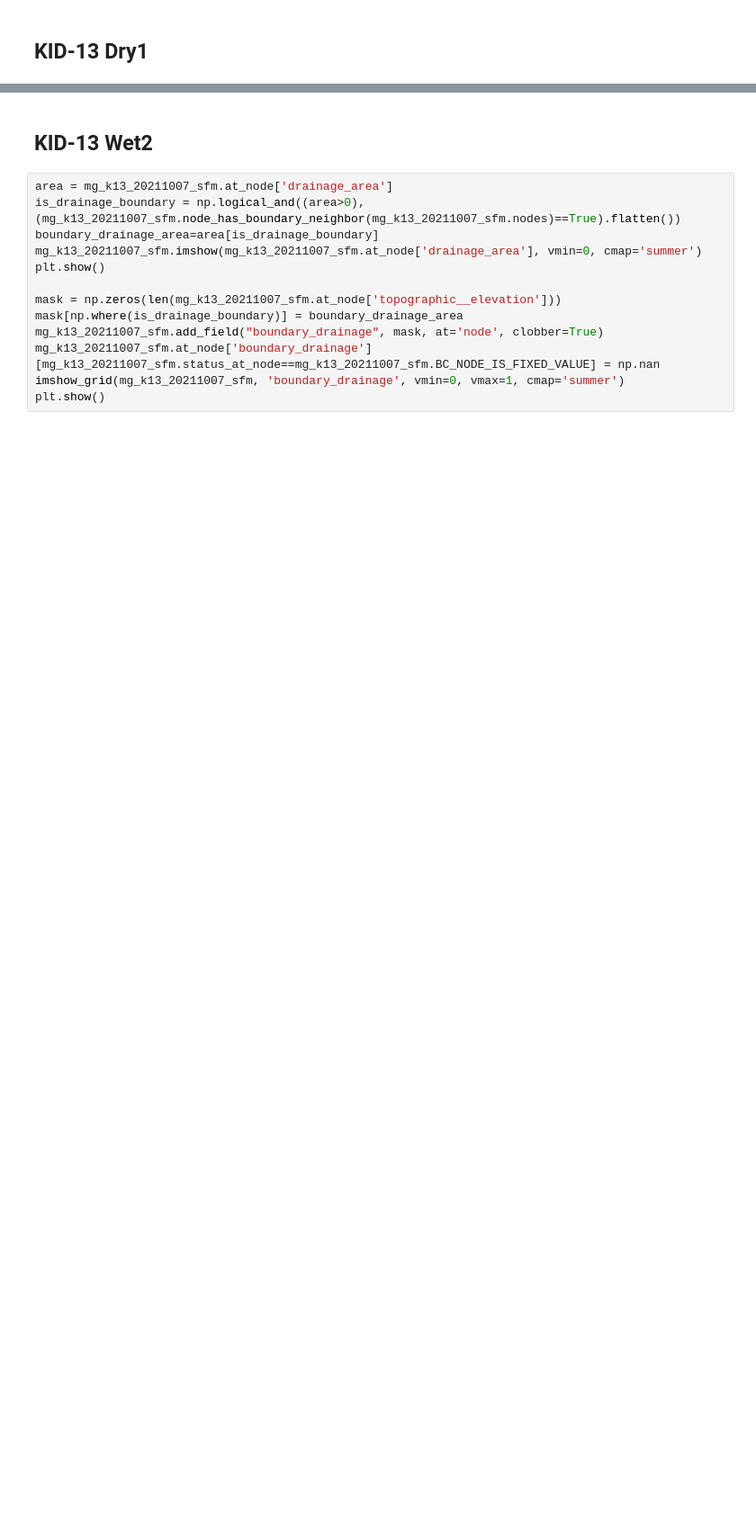
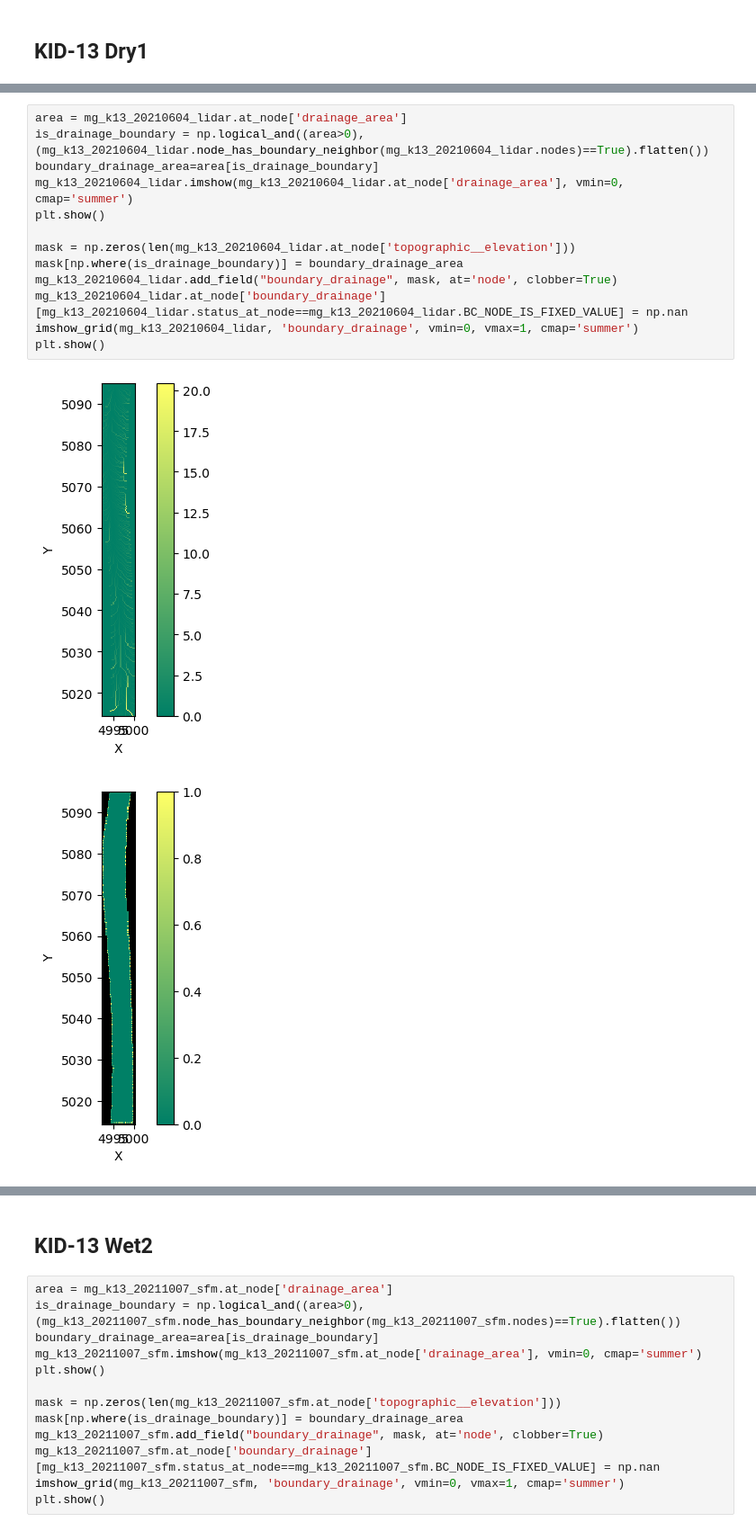
Before and after one commit to amanaster2/ll_micro, a Jupyter notebook: flowAccumulation_k13.ipynb, the cells around one changed output, grey strips where cells are left out. Shown at 90% size. Cells and saved outputs as stored; diff of their text form; blank space fills up the shorter version.

```diff
--- a/flowAccumulation_k13.ipynb
+++ b/flowAccumulation_k13.ipynb
@@ -245,3 +339,19 @@ plt.show()
+# %%
+area = mg_k13_20210604_lidar.at_node['drainage_area']
+is_drainage_boundary = np.logical_and((area>0), (mg_k13_20210604_lidar.node_has_boundary_neighbor(mg_k13_20210604_lidar.nodes)==True).flatten())
+boundary_drainage_area=area[is_drainage_boundary]
+mg_k13_20210604_lidar.imshow(mg_k13_20210604_lidar.at_node['drainage_area'], vmin=0, cmap='summer')
+plt.show()
+
+mask = np.zeros(len(mg_k13_20210604_lidar.at_node['topographic__elevation']))
+mask[np.where(is_drainage_boundary)] = boundary_drainage_area
+mg_k13_20210604_lidar.add_field("boundary_drainage", mask, at='node', clobber=True)
+mg_k13_20210604_lidar.at_node['boundary_drainage'][mg_k13_20210604_lidar.status_at_node==mg_k13_20210604_lidar.BC_NODE_IS_FIXED_VALUE] = np.nan
+imshow_grid(mg_k13_20210604_lidar, 'boundary_drainage', vmin=0, vmax=1, cmap='summer')
+plt.show()
+# %% [output]
+[figure, added]
+[figure, added]
 # %%
 area = mg_k13_20210819_sfm.at_node['drainage_area']
 is_drainage_boundary = np.logical_and((area>0), (mg_k13_20210819_sfm.node_has_boundary_neighbor(mg_k13_20210819_sfm.nodes)==True).flatten())
```
Also changed, not shown: parts of 27 cells of this notebook, 1 other file.
